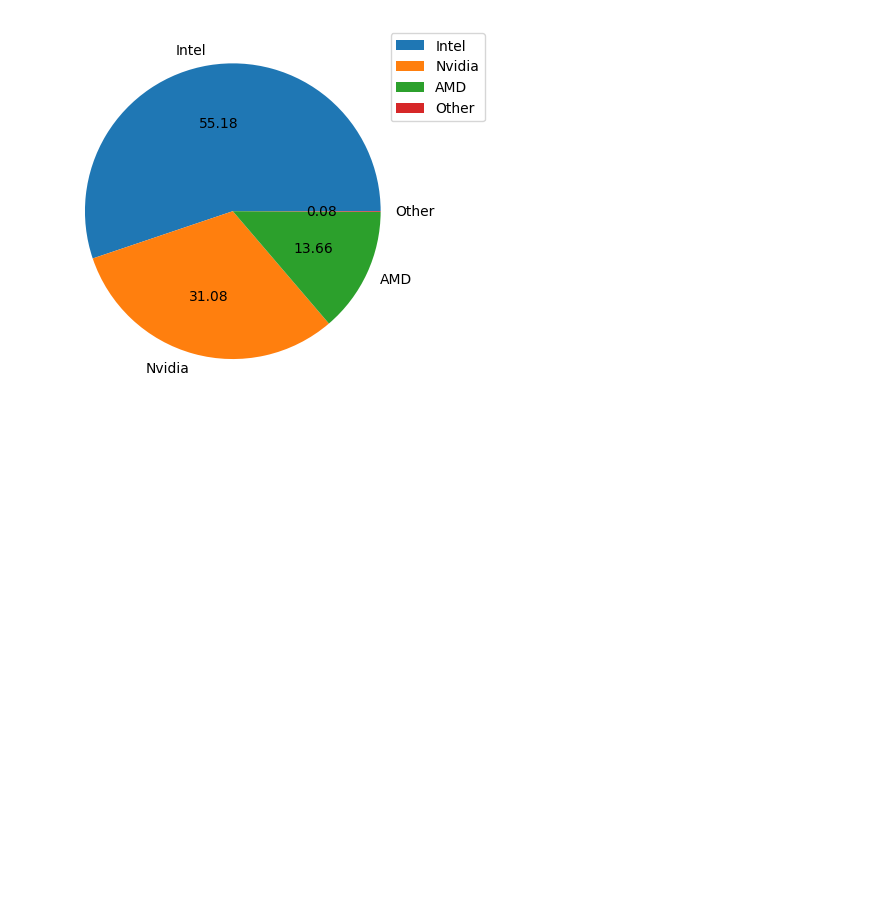
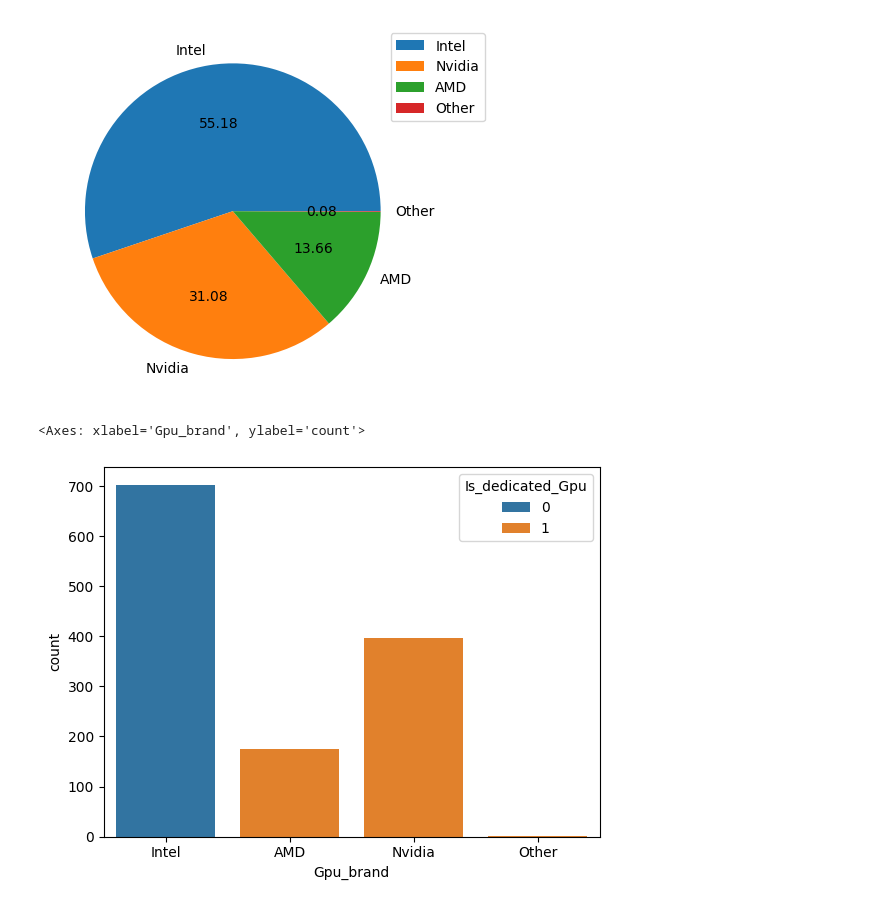
Before and after one commit to RaviNamdeoo/LaptopPricePredictor, a Jupyter notebook: laptop_price_pred copy.ipynb, the cells around one changed output. Saved outputs shown, nothing was run; the diff lists cells and outputs as text; code cells hidden in the pictures; blank space fills up the shorter version.

```diff
--- a/laptop_price_pred copy.ipynb
+++ b/laptop_price_pred copy.ipynb
@@ -582,3 +604,8 @@ plt.legend(df['Gpu_brand'].value_counts().index,
 plt.show()
 # %% [output]
 [figure]
+# %%
+sns.countplot(x = 'Gpu_brand', hue='Is_dedicated_Gpu', data=df)
+# %% [output]
+<Axes: xlabel='Gpu_brand', ylabel='count'>
+[figure, added]
```
Also changed, not shown: parts of 8 cells of this notebook.
